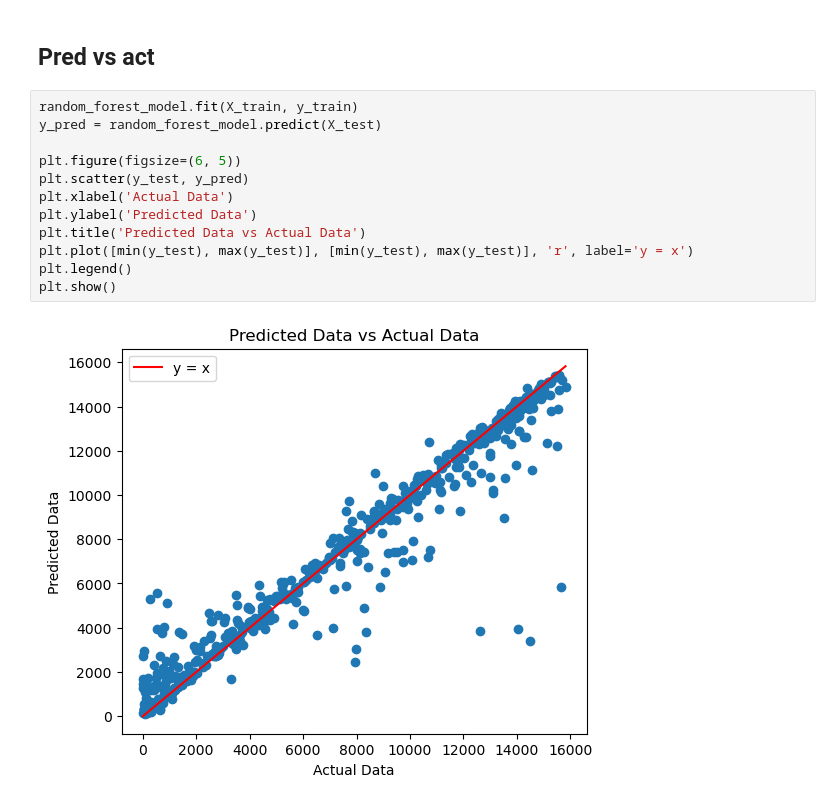
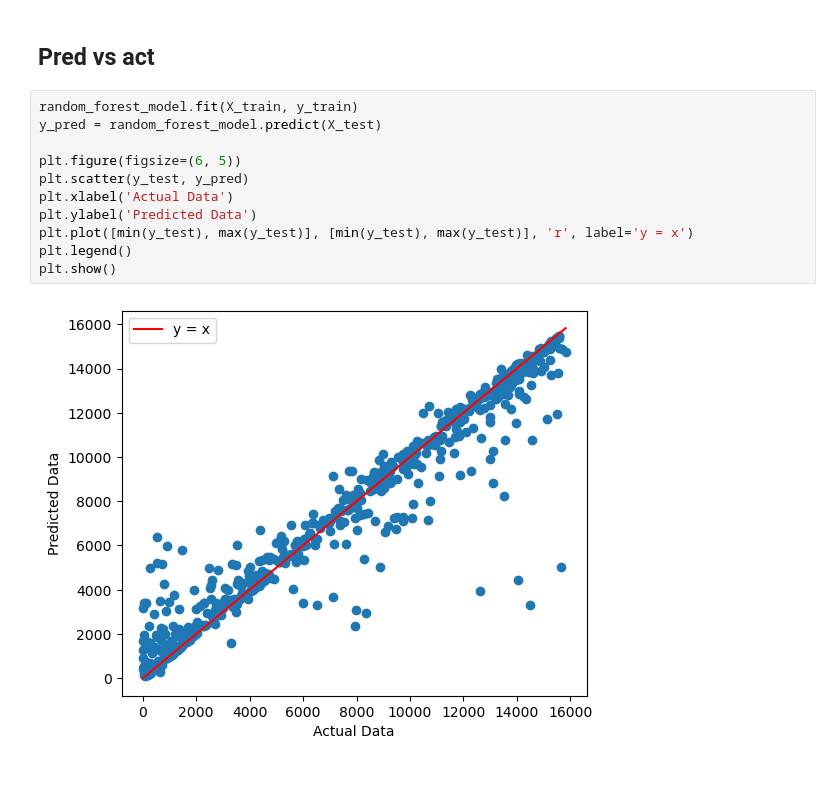
Before and after one commit to Hritik003/Optimization-of-OWC-using-ML-models, a Jupyter notebook: Random_forest.ipynb, the cells around one changed output. Drawn from its saved outputs; the diff is of its cells as text; blank space fills up the shorter version.

```diff
--- a/Random_forest.ipynb
+++ b/Random_forest.ipynb
@@ -147,14 +131,13 @@ test mae: 653.1270889819427
 # %%
 random_forest_model.fit(X_train, y_train)
 y_pred = random_forest_model.predict(X_test)
 
 plt.figure(figsize=(6, 5))
 plt.scatter(y_test, y_pred)
 plt.xlabel('Actual Data')
 plt.ylabel('Predicted Data')
-plt.title('Predicted Data vs Actual Data')
 plt.plot([min(y_test), max(y_test)], [min(y_test), max(y_test)], 'r', label='y = x')
 plt.legend()
 plt.show()
 # %% [output]
-[figure, old version]
+[figure, new version]
```
Also changed, not shown: parts of 5 cells of this notebook.
